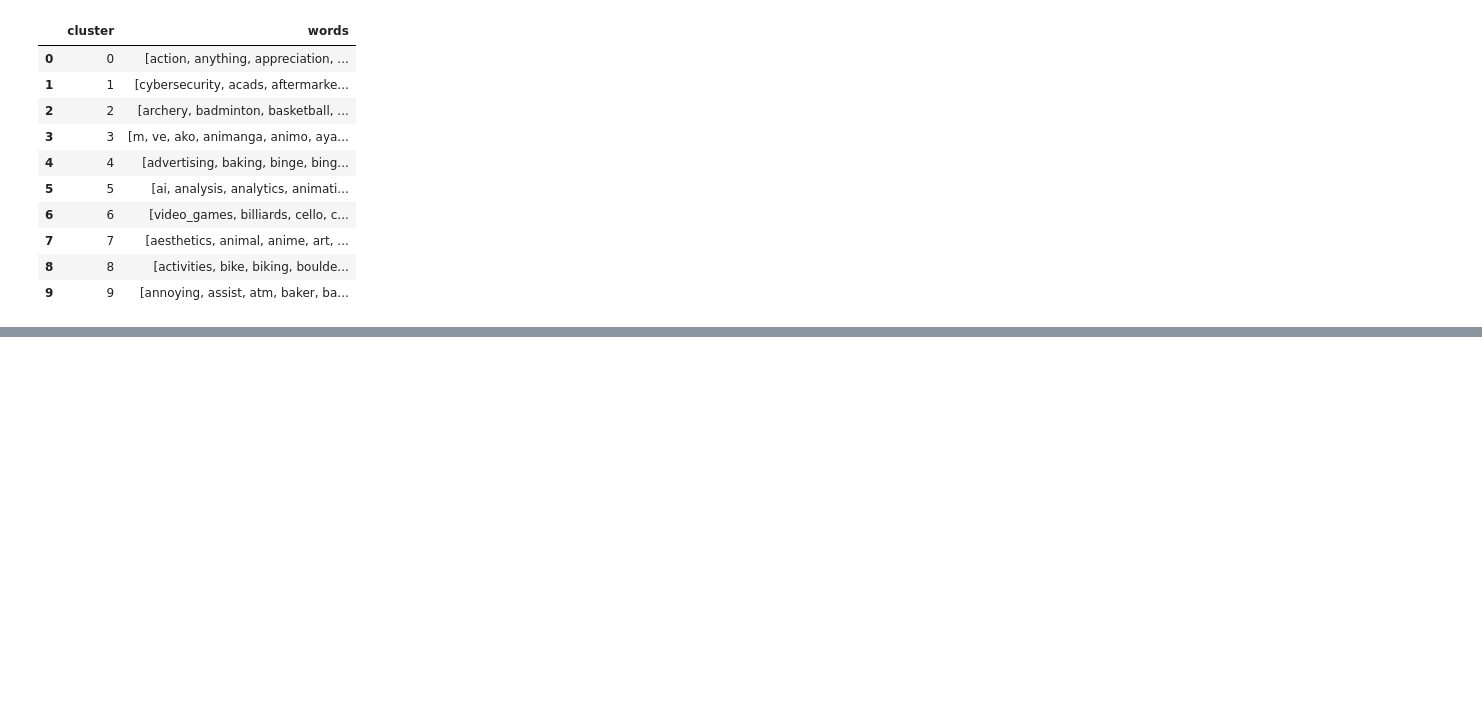
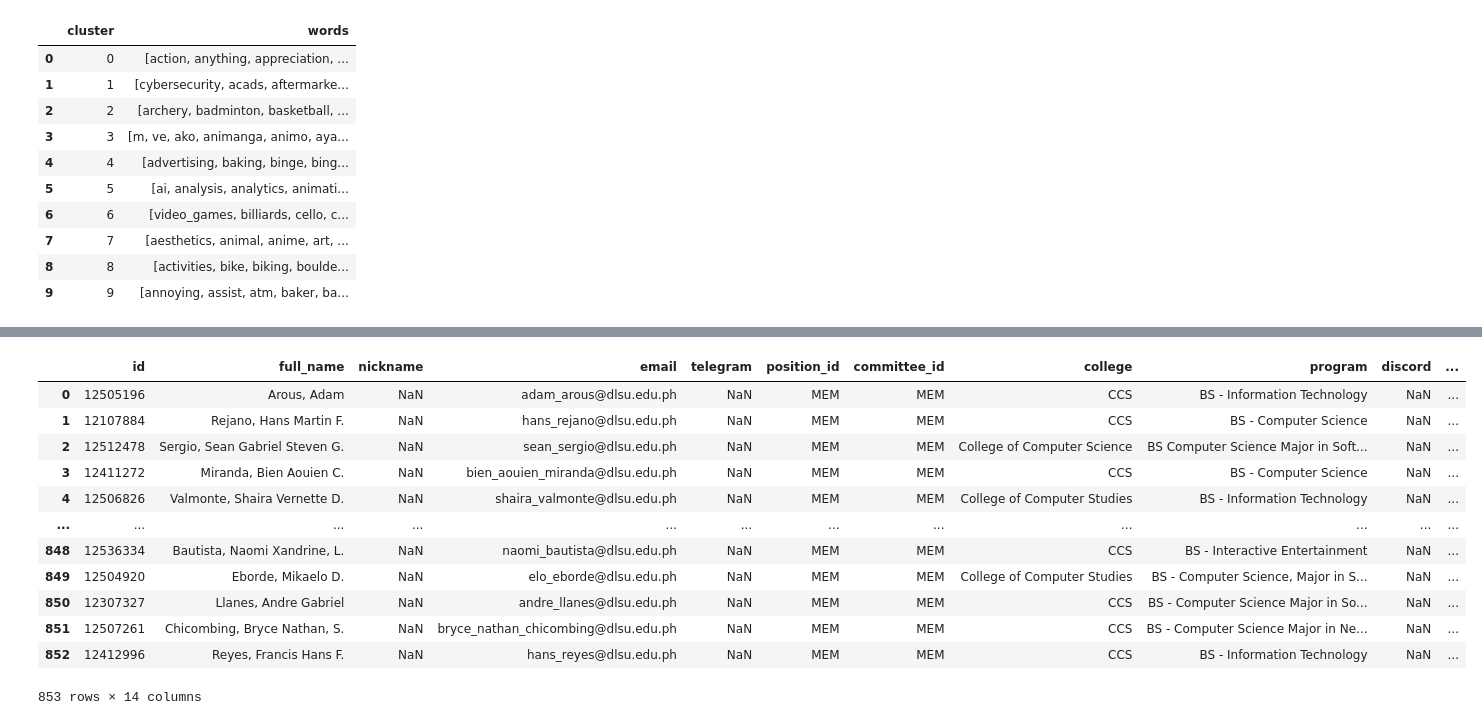
Before and after one commit to mbchavez27/members-house-clustering, a Jupyter notebook: main.ipynb, the cells around one changed output, grey strips where cells are left out. Cells and saved outputs as stored; diff of their text form; code cells hidden in the pictures; blank space fills up the shorter version.

```diff
--- a/main.ipynb
+++ b/main.ipynb
@@ -442,3 +572,19 @@ lscs_with_house
 # %%
 # Remove Features and Just Display the Housee Names
-lscs_with_house = lscs_with_house.drop(columns=["House ID"])
+lscs_with_house = lscs_with_house.drop(columns=['cleaned_interests', 'keywords_list', 'keywords','assigned_cluster'])
+# %%
+lscs_with_house
+# %% [output]
+|  | id | full_name | nickname | email | telegram | position_id | committee_id | college | program | discord | ... |
+| 0 | 12505196 | Arous, Adam | NaN | adam_arous@dlsu.edu.ph | NaN | MEM | MEM | CCS | BS - Information Technology | NaN | ... |
+| 1 | 12107884 | Rejano, Hans Martin F. | NaN | hans_rejano@dlsu.edu.ph | NaN | MEM | MEM | CCS | BS - Computer Science | NaN | ... |
+| 2 | 12512478 | Sergio, Sean Gabriel Steven G. | NaN | sean_sergio@dlsu.edu.ph | NaN | MEM | MEM | College of Computer Science | BS Computer Science Major in Soft... | NaN | ... |
+| 3 | 12411272 | Miranda, Bien Aouien C. | NaN | bien_aouien_miranda@dlsu.edu.ph | NaN | MEM | MEM | CCS | BS - Computer Science | NaN | ... |
+| 4 | 12506826 | Valmonte, Shaira Vernette D. | NaN | shaira_valmonte@dlsu.edu.ph | NaN | MEM | MEM | College of Computer Studies | BS - Information Technology | NaN | ... |
+| ... | ... | ... | ... | ... | ... | ... | ... | ... | ... | ... | ... |
+| 848 | 12536334 | Bautista, Naomi Xandrine, L. | NaN | naomi_bautista@dlsu.edu.ph | NaN | MEM | MEM | CCS | BS - Interactive Entertainment | NaN | ... |
+| 849 | 12504920 | Eborde, Mikaelo D. | NaN | elo_eborde@dlsu.edu.ph | NaN | MEM | MEM | College of Computer Studies | BS - Computer Science, Major in S... | NaN | ... |
+| 850 | 12307327 | Llanes, Andre Gabriel | NaN | andre_llanes@dlsu.edu.ph | NaN | MEM | MEM | CCS | BS - Computer Science Major in So... | NaN | ... |
+| 851 | 12507261 | Chicombing, Bryce Nathan, S. | NaN | bryce_nathan_chicombing@dlsu.edu.ph | NaN | MEM | MEM | CCS | BS - Computer Science Major in Ne... | NaN | ... |
+| 852 | 12412996 | Reyes, Francis Hans F. | NaN | hans_reyes@dlsu.edu.ph | NaN | MEM | MEM | CCS | BS - Information Technology | NaN | ... |
+853 rows × 14 columns
```
Also changed, not shown: parts of 6 cells of this notebook.
